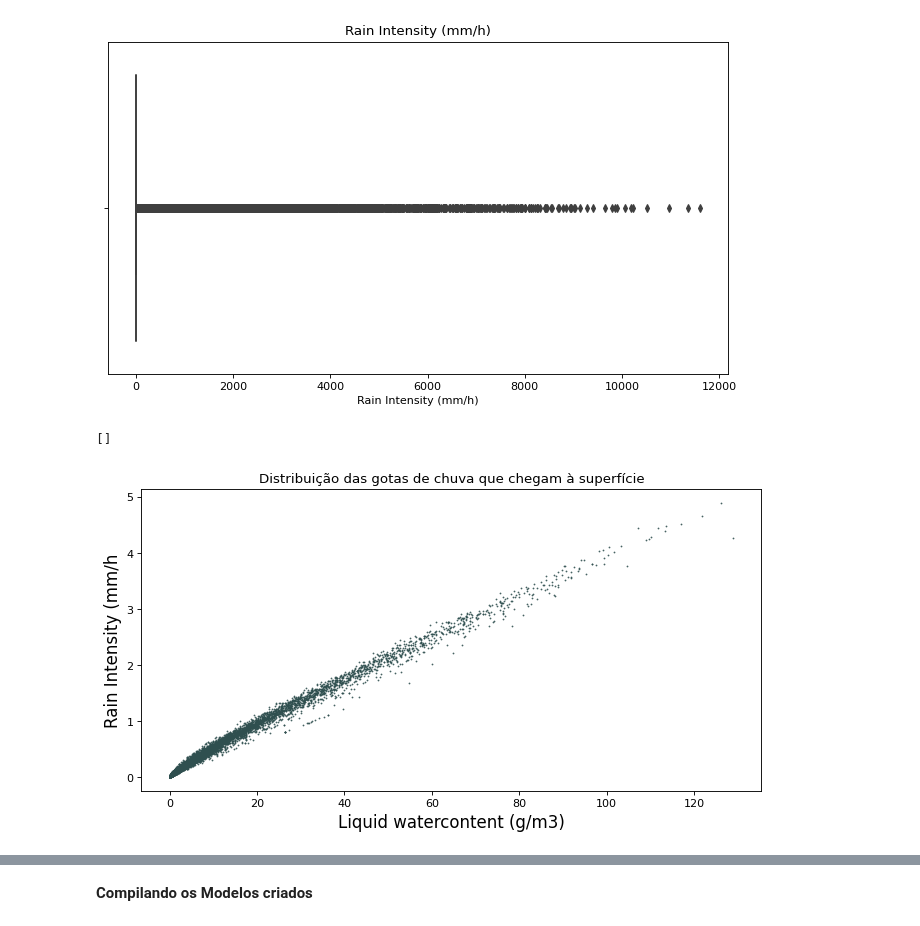
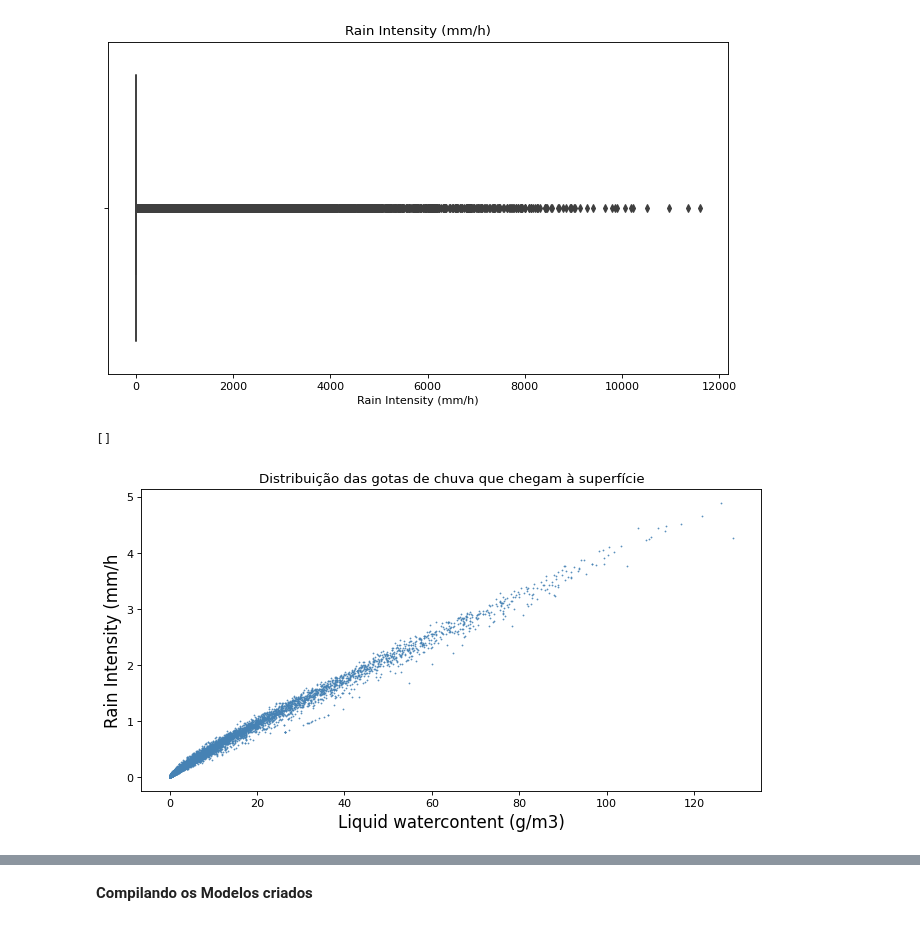
Before and after one commit to lourencocavalcante/Neurocomputacao, a Jupyter notebook: CAP351_Projeto_01_MLP.ipynb, the cells around one changed output, grey strips where cells are left out. Saved outputs shown, nothing was run; the diff lists cells and outputs as text; code cells hidden in the pictures.

```diff
--- a/CAP351_Projeto_01_MLP.ipynb
+++ b/CAP351_Projeto_01_MLP.ipynb
@@ -165,8 +168,6 @@ df_rd80_joss.head()
 | 2 | 2020-03-17 13:54:00 | 0.0 | 0.0 | 0.0 | 0.0 | ... |
 | 3 | 2020-03-17 13:55:00 | 0.0 | 0.0 | 0.0 | 0.0 | ... |
 | 4 | 2020-03-17 13:56:00 | 0.0 | 0.0 | 0.0 | 0.0 | ... |
-# %%
-df_rd80_joss = df_rd80_joss.drop(columns=['Unnamed: 0'])
 # %%
 df_rd80_joss.describe()
 # %% [output]
@@ -206,12 +195,11 @@ plt.show()
 [figure]
 # %%
 figure(figsize=(10,5),dpi=80)
-plt.scatter(df_rd80_joss['Rain Intensity (mm/h)'] ,df_rd80_joss['Liquid watercontent (g/m3)'],s=0.3, color='#2F4F4F')
-#plt.xscale('log')
+plt.scatter(df_rd80_joss['Rain Intensity (mm/h)'] ,df_rd80_joss['Liquid watercontent (g/m3)'],s=0.3, color='#4682B4')
 plt.xlabel(r'Liquid watercontent (g/m3)',size=15)
 plt.ylabel(r'Rain Intensity (mm/h',size=15)
 plt.title("Distribuição das gotas de chuva que chegam à superfície")
 plt.plot()
 # %% [output]
 []
-[figure, old version]
+[figure, new version]
```
Also changed, not shown: parts of 27 cells of this notebook.
